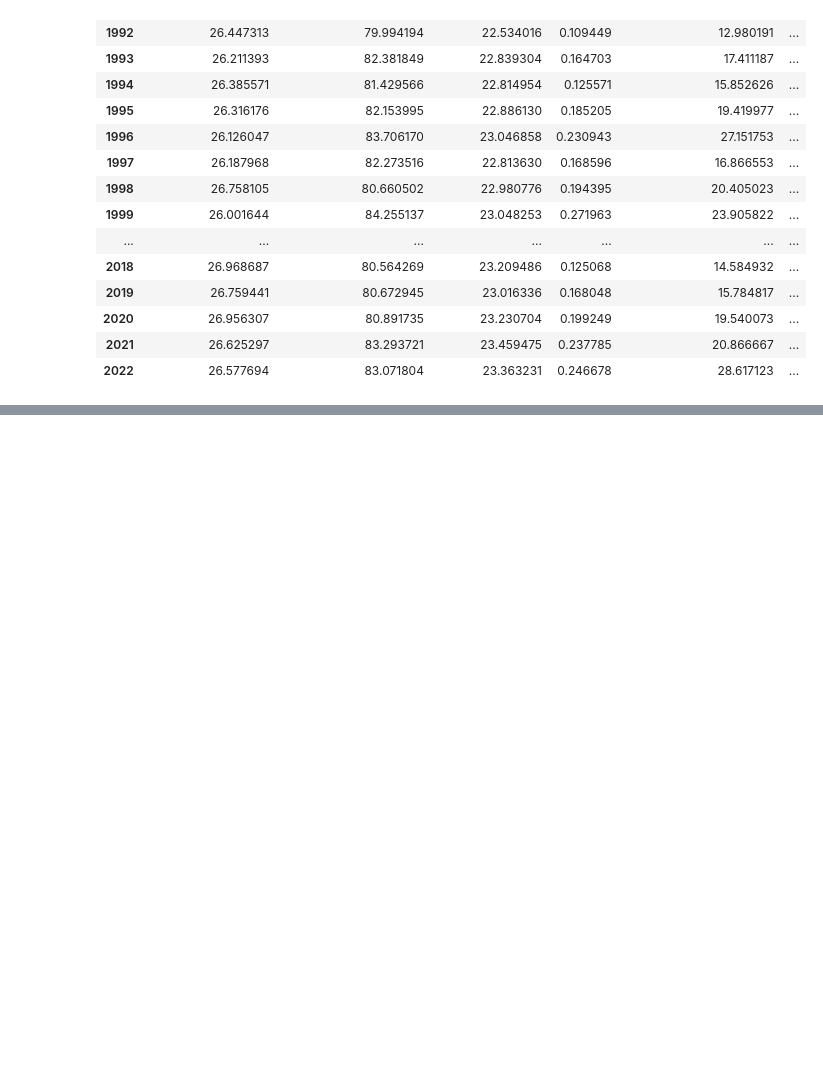
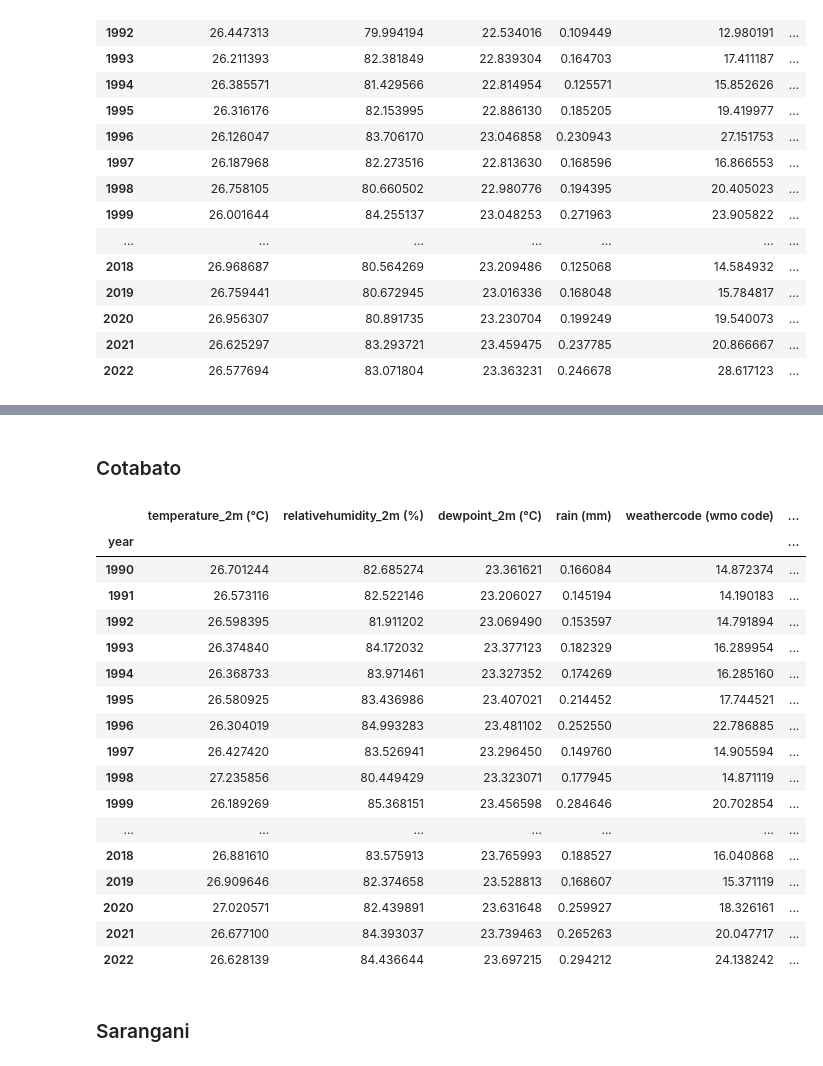
Before and after one commit to darahmanayaga/thesis-2, a Jupyter notebook: historical-data-hourly-to-annual.ipynb, the cells around one changed output, grey strips where cells are left out. Drawn from its saved outputs; the diff is of its cells as text; code cells hidden in the pictures; blank space fills up the shorter version.

Commit message:
davao region and soccsksargen done

```diff
--- a/historical-data-hourly-to-annual.ipynb
+++ b/historical-data-hourly-to-annual.ipynb
@@ -233,0 +236,40 @@ davao_city_annual
+# %% [markdown]
+### Cotabato
+# %%
+cotabato = pd.read_csv(r"csv-files/REGION XII - Cotabato.csv", header = 2)
+# %%
+cotabato['time'] = pd.to_datetime(cotabato['time'])
+# %%
+cotabato['year'] = cotabato['time'].dt.year
+# %%
+cotabato_annual = cotabato.groupby("year")[['temperature_2m (°C)', 'relativehumidity_2m (%)',
+       'dewpoint_2m (°C)', 'rain (mm)', 'weathercode (wmo code)',
+       'surface_pressure (hPa)', 'cloudcover (%)',
+       'et0_fao_evapotranspiration (mm)', 'vapor_pressure_deficit (kPa)',
+       'windspeed_10m (km/h)', 'winddirection_10m (°)', 'windgusts_10m (km/h)',
+       'soil_temperature_28_to_100cm (°C)',
+       'soil_moisture_28_to_100cm (m³/m³)', 'direct_radiation (W/m²)',
+       'diffuse_radiation (W/m²)']].mean()
+# %%
+cotabato_annual
+# %% [output]
+|  | temperature_2m (°C) | relativehumidity_2m (%) | dewpoint_2m (°C) | rain (mm) | weathercode (wmo code) | ... |
+| year |  |  |  |  |  | ... |
+| 1990 | 26.701244 | 82.685274 | 23.361621 | 0.166084 | 14.872374 | ... |
+| 1991 | 26.573116 | 82.522146 | 23.206027 | 0.145194 | 14.190183 | ... |
+| 1992 | 26.598395 | 81.911202 | 23.069490 | 0.153597 | 14.791894 | ... |
+| 1993 | 26.374840 | 84.172032 | 23.377123 | 0.182329 | 16.289954 | ... |
+| 1994 | 26.368733 | 83.971461 | 23.327352 | 0.174269 | 16.285160 | ... |
+| 1995 | 26.580925 | 83.436986 | 23.407021 | 0.214452 | 17.744521 | ... |
+| 1996 | 26.304019 | 84.993283 | 23.481102 | 0.252550 | 22.786885 | ... |
+| 1997 | 26.427420 | 83.526941 | 23.296450 | 0.149760 | 14.905594 | ... |
+| 1998 | 27.235856 | 80.449429 | 23.323071 | 0.177945 | 14.871119 | ... |
+| 1999 | 26.189269 | 85.368151 | 23.456598 | 0.284646 | 20.702854 | ... |
+| ... | ... | ... | ... | ... | ... | ... |
+| 2018 | 26.881610 | 83.575913 | 23.765993 | 0.188527 | 16.040868 | ... |
+| 2019 | 26.909646 | 82.374658 | 23.528813 | 0.168607 | 15.371119 | ... |
+| 2020 | 27.020571 | 82.439891 | 23.631648 | 0.259927 | 18.326161 | ... |
+| 2021 | 26.677100 | 84.393037 | 23.739463 | 0.265263 | 20.047717 | ... |
+| 2022 | 26.628139 | 84.436644 | 23.697215 | 0.294212 | 24.138242 | ... |
+# %% [markdown]
+### Sarangani
```
Also changed, not shown: parts of 18 cells of this notebook.
